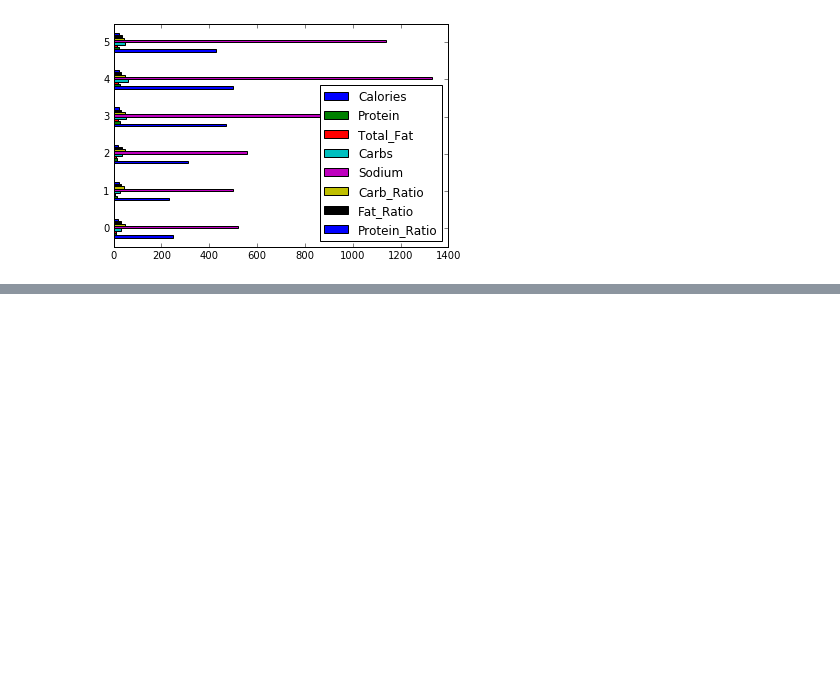
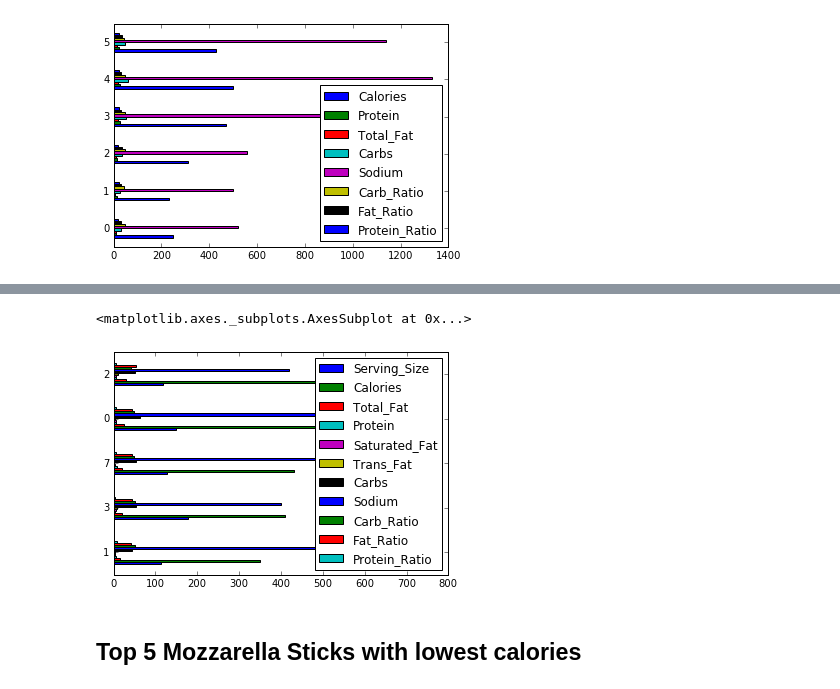
Before and after one commit to mauricecox/Final-Project, a Jupyter notebook: Final Project.ipynb, the cells around one changed output, grey strips where cells are left out. Saved outputs shown, nothing was run; the diff lists cells and outputs as text; code cells hidden in the pictures; blank space fills up the shorter version.

```diff
--- a/Final Project.ipynb
+++ b/Final Project.ipynb
@@ -398,0 +373,3 @@ BreadSticks_CheesyBread
+# %%
+Onion_Rings = Onion_Rings.sort(["Calories"], axis=0, ascending=True, inplace=False).head(5)
+Onion_Rings
@@ -398,0 +383,7 @@ BreadSticks_CheesyBread
+# %%
+Onion_Rings.plot(kind="barh")
+# %% [output]
+<matplotlib.axes._subplots.AxesSubplot at 0x...>
+[figure, added]
+# %% [markdown]
+## Top 5 Mozzarella Sticks with lowest calories
```
Also changed, not shown: parts of 18 cells of this notebook.
